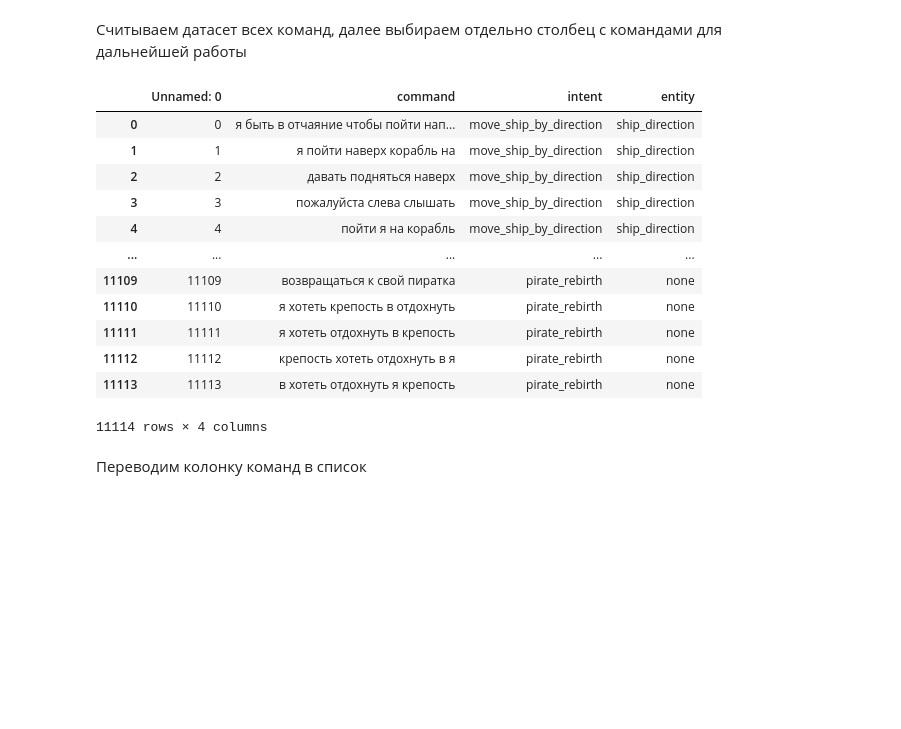
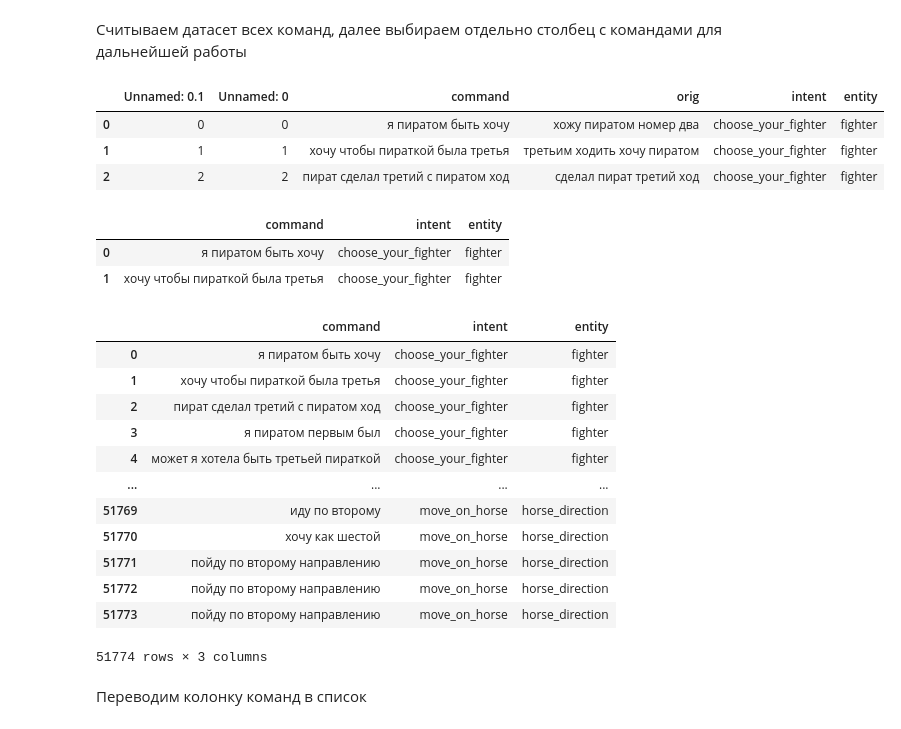
Before and after one commit to MrTyoom/Project-Jackal, a Jupyter notebook: NER_DEMO_create-data_for_&train.ipynb, the cells around one changed output. Cells and saved outputs as stored; diff of their text form; code cells hidden in the pictures; blank space fills up the shorter version.

```diff
--- a/NER_DEMO_create-data_for_&train.ipynb
+++ b/NER_DEMO_create-data_for_&train.ipynb
@@ -21,18 +21,9 @@ import pandas as pd
 all_df = pd.read_csv('all_commands.csv')
 all_commands = pd.read_csv('all_commands.csv')[['command']]
 # %%
-all_df
+all_df[:3]
 # %% [output]
-|  | Unnamed: 0 | command | intent | entity |
-| 0 | 0 | я быть в отчаяние чтобы пойти нап... | move_ship_by_direction | ship_direction |
-| 1 | 1 | я пойти наверх корабль на | move_ship_by_direction | ship_direction |
-| 2 | 2 | давать подняться наверх | move_ship_by_direction | ship_direction |
-| 3 | 3 | пожалуйста слева слышать | move_ship_by_direction | ship_direction |
-| 4 | 4 | пойти я на корабль | move_ship_by_direction | ship_direction |
-| ... | ... | ... | ... | ... |
-| 11109 | 11109 | возвращаться к свой пиратка | pirate_rebirth | none |
-| 11110 | 11110 | я хотеть крепость в отдохнуть | pirate_rebirth | none |
-| 11111 | 11111 | я хотеть отдохнуть в крепость | pirate_rebirth | none |
-| 11112 | 11112 | крепость хотеть отдохнуть в я | pirate_rebirth | none |
-| 11113 | 11113 | в хотеть отдохнуть я крепость | pirate_rebirth | none |
+|  | Unnamed: 0.1 | Unnamed: 0 | command | orig | intent | entity |
+| 0 | 0 | 0 | я пиратом быть хочу | хожу пиратом номер два | choose_your_fighter | fighter |
+| 1 | 1 | 1 | хочу чтобы пираткой была третья | третьим ходить хочу пиратом | choose_your_fighter | fighter |
+| 2 | 2 | 2 | пират сделал третий с пиратом ход | сделал пират третий ход | choose_your_fighter | fighter |
-11114 rows × 4 columns
@@ -38,0 +41,29 @@ all_df
+# %%
+all_drop_df[:2]
+# %% [output]
+|  | command | intent | entity |
+| 0 | я пиратом быть хочу | choose_your_fighter | fighter |
+| 1 | хочу чтобы пираткой была третья | choose_your_fighter | fighter |
+# %%
+# Stack (concatenate) the DataFrames vertically
+all_new_df = pd.concat([all_drop_df, new_df], axis=0)
+
+# Reset the index of the stacked DataFrame
+all_new_df = all_new_df.reset_index(drop=True)
+
+# Print the stacked DataFrame
+all_new_df
+# %% [output]
+|  | command | intent | entity |
+| 0 | я пиратом быть хочу | choose_your_fighter | fighter |
+| 1 | хочу чтобы пираткой была третья | choose_your_fighter | fighter |
+| 2 | пират сделал третий с пиратом ход | choose_your_fighter | fighter |
+| 3 | я пиратом первым был | choose_your_fighter | fighter |
+| 4 | может я хотела быть третьей пираткой | choose_your_fighter | fighter |
+| ... | ... | ... | ... |
+| 51769 | иду по второму | move_on_horse | horse_direction |
+| 51770 | хочу как шестой | move_on_horse | horse_direction |
+| 51771 | пойду по второму направлению | move_on_horse | horse_direction |
+| 51772 | пойду по второму направлению | move_on_horse | horse_direction |
+| 51773 | пойду по второму направлению | move_on_horse | horse_direction |
+51774 rows × 3 columns
```
Also changed, not shown: parts of 101 cells of this notebook.
